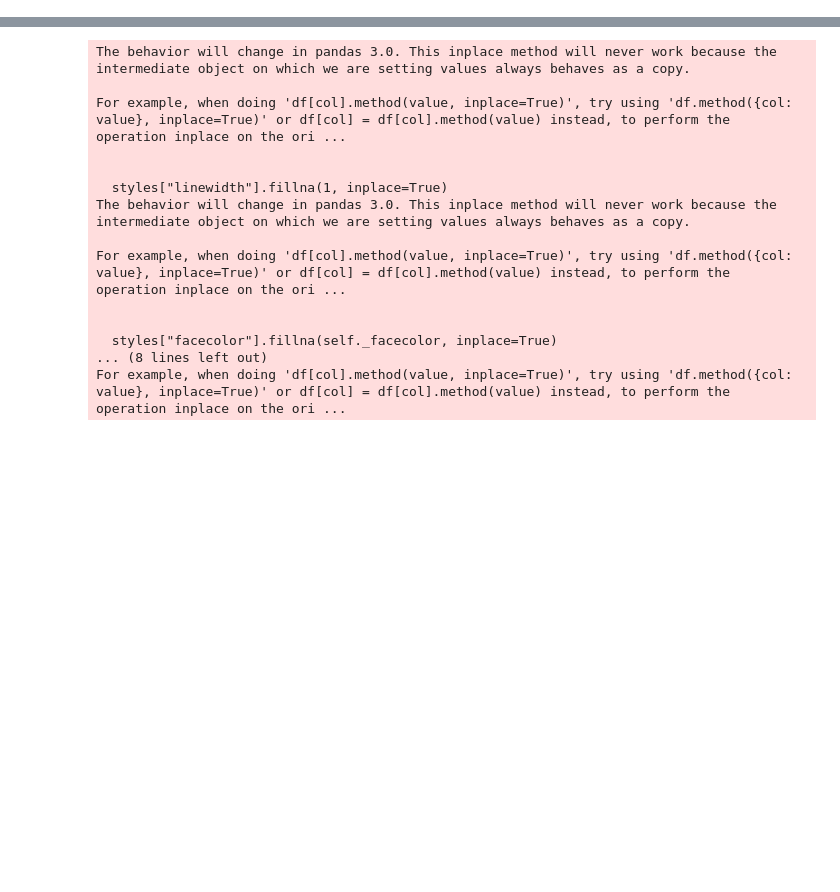
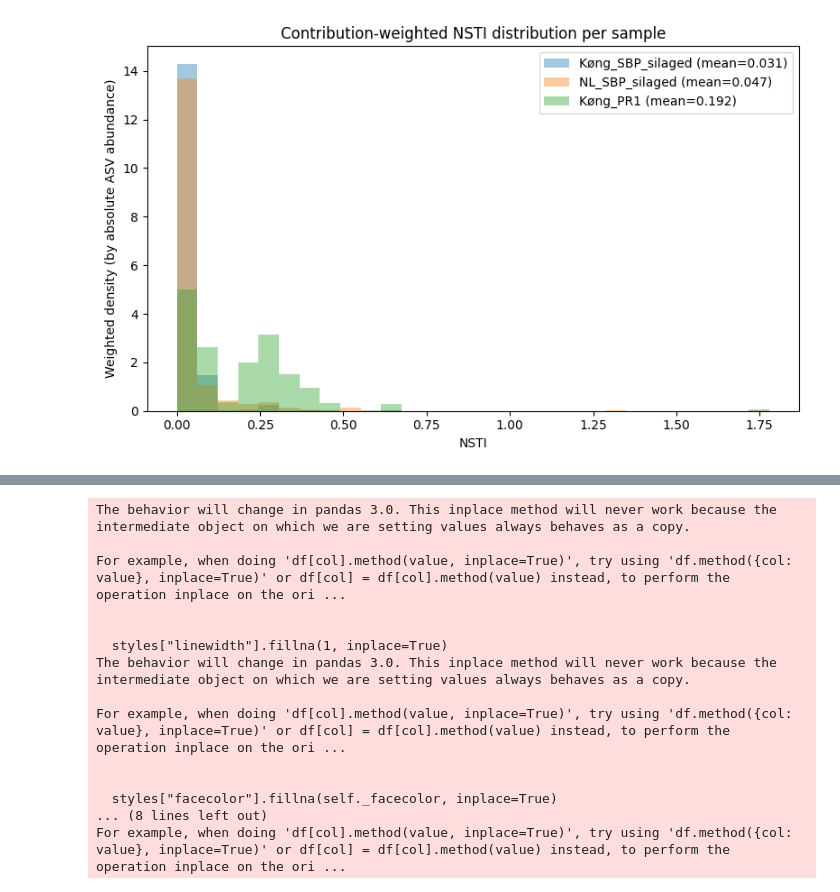
Before and after one commit to PachacutiX/Meta2Insight, a Jupyter notebook: code/picrust2_testruns/stratified/plots_three_stratified.ipynb, the cells around one changed output, grey strips where cells are left out. Drawn from its saved outputs; the diff is of its cells as text; code cells hidden in the pictures; blank space fills up the shorter version.

Commit message:
Added contribution-weighted NSTI distribution per sample

```diff
--- a/code/picrust2_testruns/stratified/plots_three_stratified.ipynb
+++ b/code/picrust2_testruns/stratified/plots_three_stratified.ipynb
@@ -16,6 +34,8 @@ data_ko_contrib = pd.read_csv('~/Thesis/data/picrust2_testruns/picrust2_stratifi
 data_ko_unstrat = pd.read_csv('~/Thesis/data/picrust2_testruns/picrust2_stratified/picrust2_out_pipeline_stratified_lasse/KO_metagenome_out/pred_metagenome_unstrat.tsv', sep='\t', dtype=str)
 data_path_abun_contrib = pd.read_csv('~/Thesis/data/picrust2_testruns/picrust2_stratified/picrust2_out_pipeline_stratified_lasse/pathways_out/path_abun_contrib.tsv', sep='\t', dtype=str)
 data_path_abun_unstrat = pd.read_csv('~/Thesis/data/picrust2_testruns/picrust2_stratified/picrust2_out_pipeline_stratified_lasse/pathways_out/path_abun_unstrat.tsv', sep='\t', dtype=str)
+data_weighted_nsti = pd.read_csv('~/Thesis/data/picrust2_testruns/picrust2_stratified/picrust2_out_pipeline_stratified_lasse/EC_metagenome_out/weighted_nsti.tsv', sep='\t', dtype=str)
+data_nsti_map = pd.read_csv('~/Thesis/data/picrust2_testruns/picrust2_stratified/picrust2_out_pipeline_stratified_lasse/marker_predicted_and_nsti.tsv', sep='\t', dtype=str)
 # %%
 # Filter to three samples (barcode01 = Køng_SBP_silaged, barcode25 = NL_SBP_silaged, barcode49 = Køng_PR1)
 samples = ['barcode01', 'barcode25', 'barcode49']
@@ -43,3 +62,82 @@ data_path_abun_unstrat_filtered.to_csv('~/Thesis/data/picrust2_testruns/picrust2
 # %%
-print(data_ec_unstrat_filtered.head(10))
+############################
+###  NSTI DISTRIBUTION   ###
+############################
+
+# Below code uses the ASV-NSTI map (i.e. marker_predicted_and_nsti.tsv) and stratified ASV abundance to obtain contributional NSTI values for each sample
+
+# Selecting the three samples
+sample_cols = ['barcode01', 'barcode25', 'barcode49']
+sample_name_map = {
+    'barcode01': 'Køng_SBP_silaged',
+    'barcode25': 'NL_SBP_silaged',
+    'barcode49': 'Køng_PR1'
+}
+
+
+# Normalising
+data_nsti_map = data_nsti_map.rename(columns={'sequence': 'taxon'})
+
+
+# Remove 16S_rRNA_count column
+data_nsti_map = data_nsti_map[['taxon', 'nsti']].dropna(subset=['taxon'])
+
+
+# Extract columns from data_ec_contrib_filtered
+use_cols = ['sample', 'taxon', 'taxon_abun']
+data_ec_contrib_subset = data_ec_contrib_filtered.loc[data_ec_contrib_filtered['sample'].isin(sample_cols), use_cols].copy()
+
+
+# Ensure numeric abundance
+data_ec_contrib_subset["taxon_abun"] = pd.to_numeric(data_ec_contrib_subset["taxon_abun"], errors="coerce").fillna(0)
+data_nsti_map["nsti"] = pd.to_numeric(data_nsti_map["nsti"], errors="coerce").fillna(0)
+
+
+# Rename NSTI column
+data_nsti_map = data_nsti_map.rename(columns={"metadata_NSTI": "nsti"})
+
+
+# Join NSTI onto contributional data
+df  = data_ec_contrib_subset.merge(data_nsti_map, on='taxon', how='left')
+
+
+# Calculate per-sample contributional NSTI values
+# weighted_NSTI(sample) = sum( NSTI_j * taxon_abun_j ) / sum( taxon_abun_j )
+grp = df.groupby("sample", as_index=False).apply(
+    lambda g: pd.Series({
+        "weighted_nsti": (g["nsti"] * g["taxon_abun"]).sum() / max(g["taxon_abun"].sum(), 1e-12),
+        "n_asvs": g["taxon"].nunique(),
+        "total_abun": g["taxon_abun"].sum(),
+    })
+).reset_index(drop=True)
+
+grp["sample_label"] = grp["sample"].map(sample_name_map).fillna(grp["sample"])
+df["sample_label"] = df["sample"].map(sample_name_map).fillna(df["sample"])
+
+# Visualise distribution of weighted NSTI values per sample
+mean_map = dict(zip(grp["sample"], grp["weighted_nsti"]))
+
+plt.figure(figsize=(8,5))
+bins = np.linspace(0, max(0.35, df["nsti"].max()), 30)
+
+for s in sample_cols:
+    sub = df.loc[df["sample"] == s]
+    if sub.empty:
+        continue
+    mean_val = mean_map.get(s, np.nan)
+    plt.hist(
+        sub["nsti"],
+        bins=bins,
+        weights=sub["taxon_abun"],
+        alpha=0.4,
+        label=f"{sample_name_map.get(s, s)} (mean={mean_val:.3f})" if pd.notna(mean_val) else sample_name_map.get(s, s),
+        density=True,
+    )  # density for shape comparability
+
+plt.xlabel("NSTI")
+plt.ylabel("Weighted density (by absolute ASV abundance)")
+plt.title("Contribution-weighted NSTI distribution per sample")
+plt.legend()
+plt.tight_layout()
+plt.show()
 # %% [output]
@@ -56,0 +144 @@ print(data_ec_unstrat_filtered.head(10))
+[figure, added]
```
Also changed, not shown: parts of 6 cells of this notebook, 2 other files.
